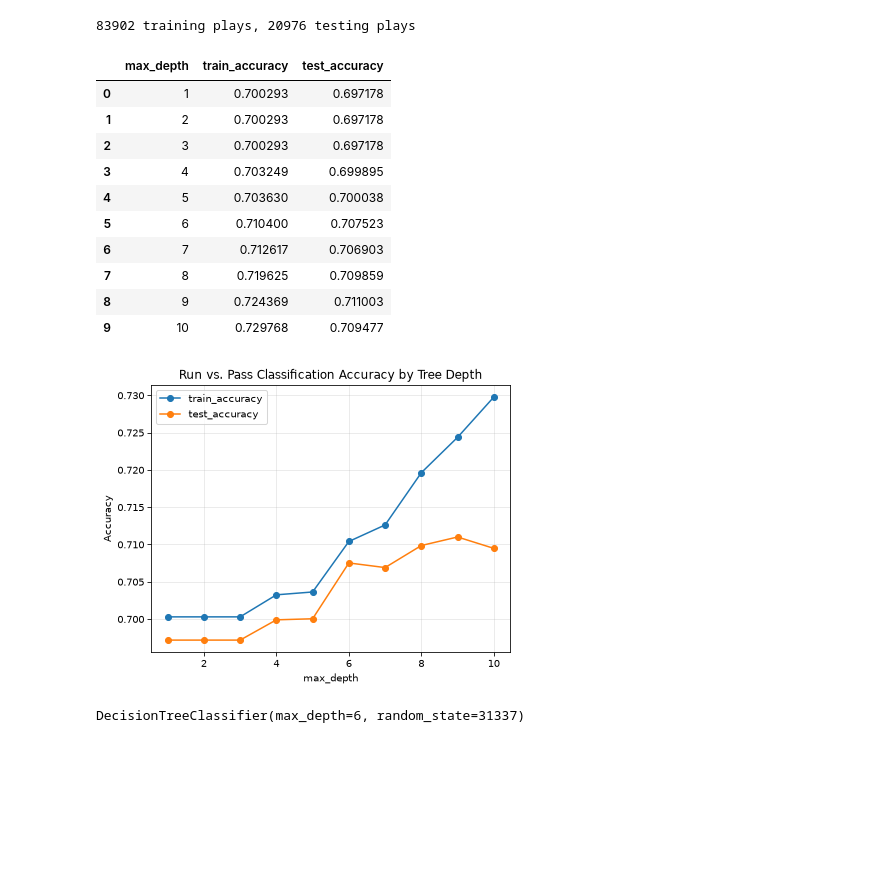
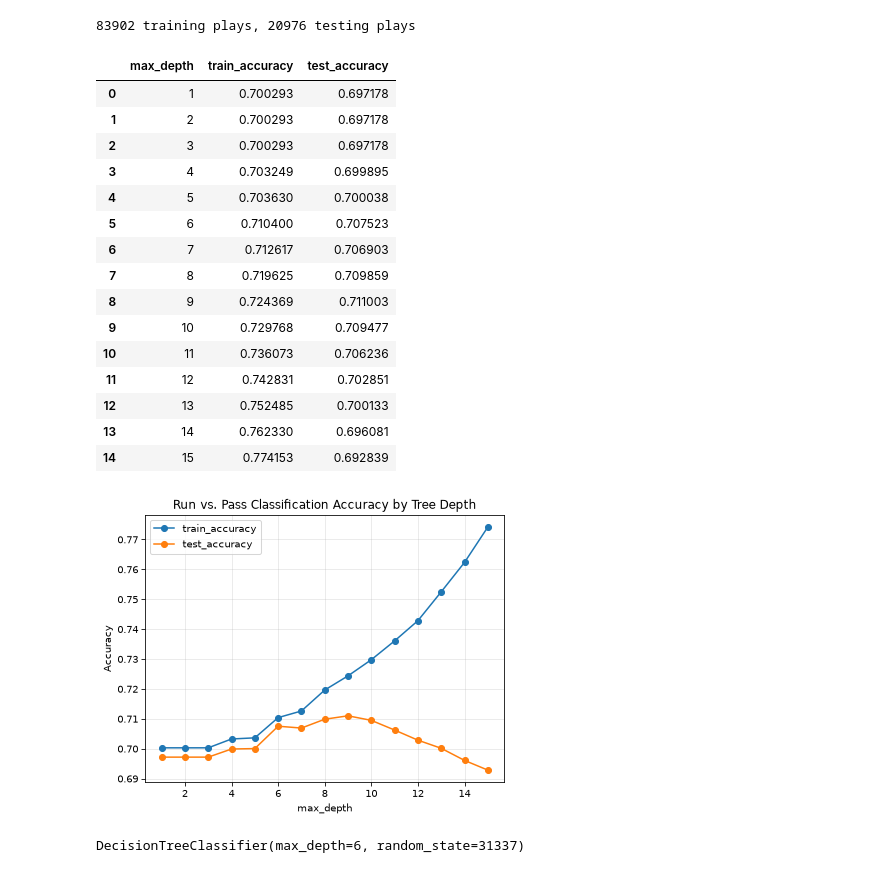
Before and after one commit to smclean2/NFL-Playcalling-Analysis-Repository, a Jupyter notebook: playcallingNFLsupervisedAnalysis.ipynb, the cells around one changed output. Cells and saved outputs as stored; diff of their text form; code cells hidden in the pictures; blank space fills up the shorter version.

```diff
--- a/playcallingNFLsupervisedAnalysis.ipynb
+++ b/playcallingNFLsupervisedAnalysis.ipynb
@@ -70,38 +70,43 @@ print(f'{len(x_train)} training plays, {len(x_test)} testing plays')
 # %% [output]
 83902 training plays, 20976 testing plays
 # %%
-# 5. Test Decision Trees with max_depth 1 through 10
+# 5. Test Decision Trees with max_depth 1 through 15
 tree_rows = []
-for depth in range(1, 11):
+for depth in range(1, 16):
     model = DecisionTreeClassifier(max_depth=depth, random_state=31337)
     model.fit(x_train, y_train)
 
     tree_rows.append({
         "max_depth": depth,
         "train_accuracy": accuracy_score(y_train, model.predict(x_train)),
         "test_accuracy": accuracy_score(y_test, model.predict(x_test)),
     })
 
 tree_df = pd.DataFrame(tree_rows)
 display(tree_df)
 
 tree_df.plot(x="max_depth", y=["train_accuracy", "test_accuracy"], marker="o", ylabel="Accuracy")
 plt.title("Run vs. Pass Classification Accuracy by Tree Depth")
 plt.grid(True, alpha=0.3)
 plt.show()
 # %% [output]
 |  | max_depth | train_accuracy | test_accuracy |
 | 0 | 1 | 0.700293 | 0.697178 |
 | 1 | 2 | 0.700293 | 0.697178 |
 | 2 | 3 | 0.700293 | 0.697178 |
 | 3 | 4 | 0.703249 | 0.699895 |
 | 4 | 5 | 0.703630 | 0.700038 |
 | 5 | 6 | 0.710400 | 0.707523 |
 | 6 | 7 | 0.712617 | 0.706903 |
 | 7 | 8 | 0.719625 | 0.709859 |
 | 8 | 9 | 0.724369 | 0.711003 |
 | 9 | 10 | 0.729768 | 0.709477 |
+| 10 | 11 | 0.736073 | 0.706236 |
+| 11 | 12 | 0.742831 | 0.702851 |
+| 12 | 13 | 0.752485 | 0.700133 |
+| 13 | 14 | 0.762330 | 0.696081 |
+| 14 | 15 | 0.774153 | 0.692839 |
-[figure, old version]
+[figure, new version]
 # %%
 # 6. Final Model Decision
 final_model = DecisionTreeClassifier(max_depth=6, random_state=31337)
```
Also changed, not shown: parts of 1 cell of this notebook.
